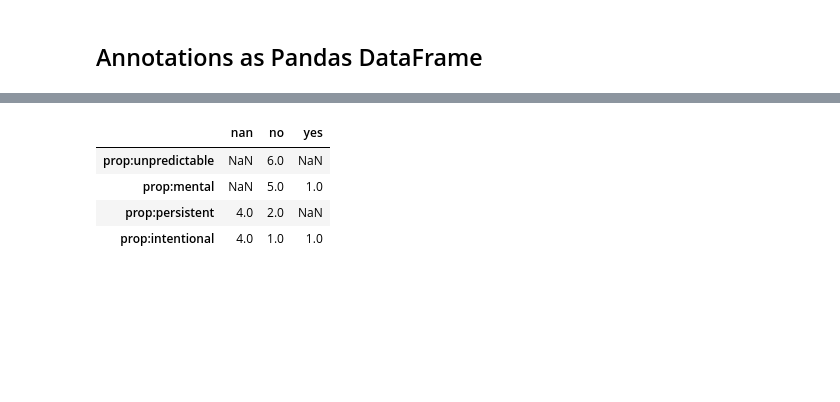
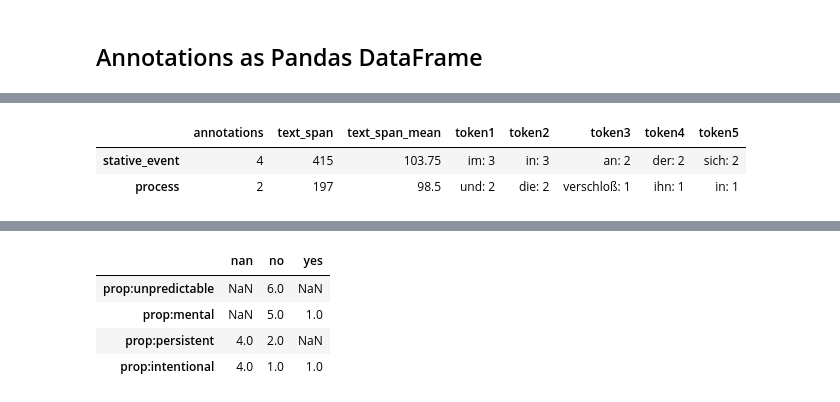
Before and after one commit to forTEXT/gitma, a Jupyter notebook: demo_notebooks/explore_annotations.ipynb, the cells around one changed output, grey strips where cells are left out. Cells and saved outputs as stored; diff of their text form; code cells hidden in the pictures; blank space fills up the shorter version.

Commit message:
extended tag stats method

```diff
--- a/demo_notebooks/explore_annotations.ipynb
+++ b/demo_notebooks/explore_annotations.ipynb
@@ -85,0 +93,6 @@ my_project.ac_dict['ac_2'].df
+# %%
+my_project.ac_dict['ac_2'].tag_stats(ranking=5)
+# %% [output]
+|  | annotations | text_span | text_span_mean | token1 | token2 | token3 | token4 | token5 |
+| stative_event | 4 | 415 | 103.75 | im: 3 | in: 3 | an: 2 | der: 2 | sich: 2 |
+| process | 2 | 197 | 98.5 | und: 2 | die: 2 | verschloß: 1 | ihn: 1 | in: 1 |
```
Also changed, not shown: parts of 12 cells of this notebook, 2 other files.
